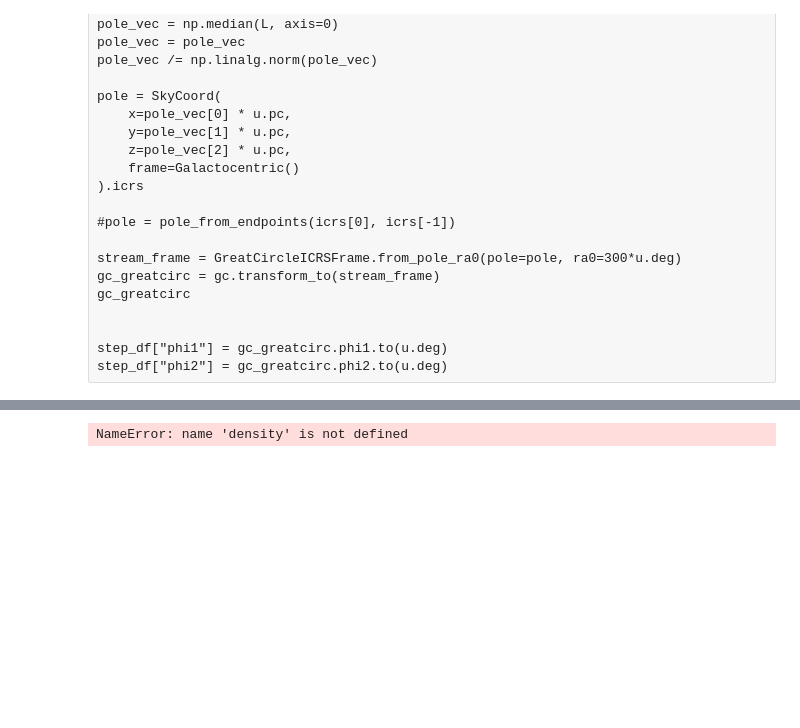
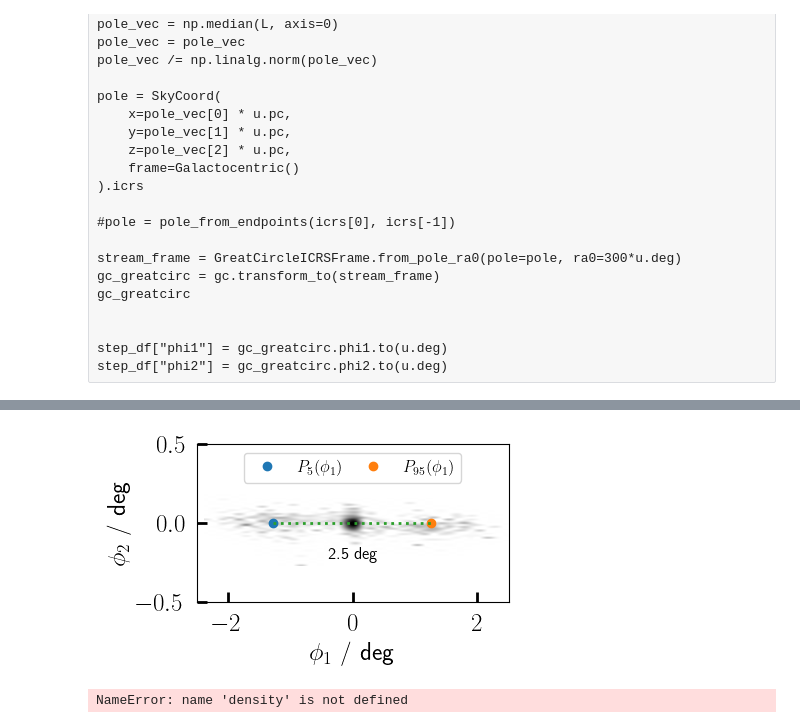
Before and after one commit to RSPicken2/stellar-streams, a Jupyter notebook: Ridgeline.ipynb, the cells around one changed output, grey strips where cells are left out. Saved outputs shown, nothing was run; the diff lists cells and outputs as text; code cells hidden in the pictures; blank space fills up the shorter version.

```diff
--- a/Ridgeline.ipynb
+++ b/Ridgeline.ipynb
@@ -124,3 +124,39 @@ plt.show()
+# %%
+fig, ax = plt.subplots(figsize=(4,2))
+lower = 5
+upper = 100-lower
+
+lo, hi = np.percentile(stream_df['phi1'], [lower, upper])
+length = stream_length(stream_df, lower=lower, upper=upper)
+
+ax.plot(lo, 0.0, label=fr'$P_{{{lower}}}(\phi_1)$', marker='o', linestyle='')
+ax.plot(hi, 0.0, label=fr'$P_{{{upper}}}(\phi_1)$', marker='o', linestyle='')
+ax.plot([lo,hi],[0,0], linestyle='dotted', linewidth=2)
+
+plt.text(0.5, 0.25, f'{length:.1f} deg',
+    horizontalalignment='center', verticalalignment='bottom',
+    transform=plt.gca().transAxes , fontsize=12
+)
+
+
+ax.imshow(
+        np.log10(masked_mass.T + 1),
+        origin='lower',
+        extent=[xedges[0], xedges[-1], yedges[0], yedges[-1]],
+        cmap='gray_r',
+        aspect='auto',
+        interpolation='spline36'
+    )
+
+ax.set_xlabel(r"$\phi_1$ / deg")
+ax.set_ylabel(r"$\phi_2$ / deg")
+
+ax.set_xlim([-2.5,2.5])
+ax.set_ylim([-.5,.5])
+ax.legend(fontsize=12, ncols=2, columnspacing=0.8, loc="upper center")
+plt.savefig('Images/Length', bbox_inches='tight')
+# %% [output]
+[figure, added]
 # %%
 ridge_x = []
 ridge_y = []
```
Also changed, not shown: parts of 16 cells of this notebook.
